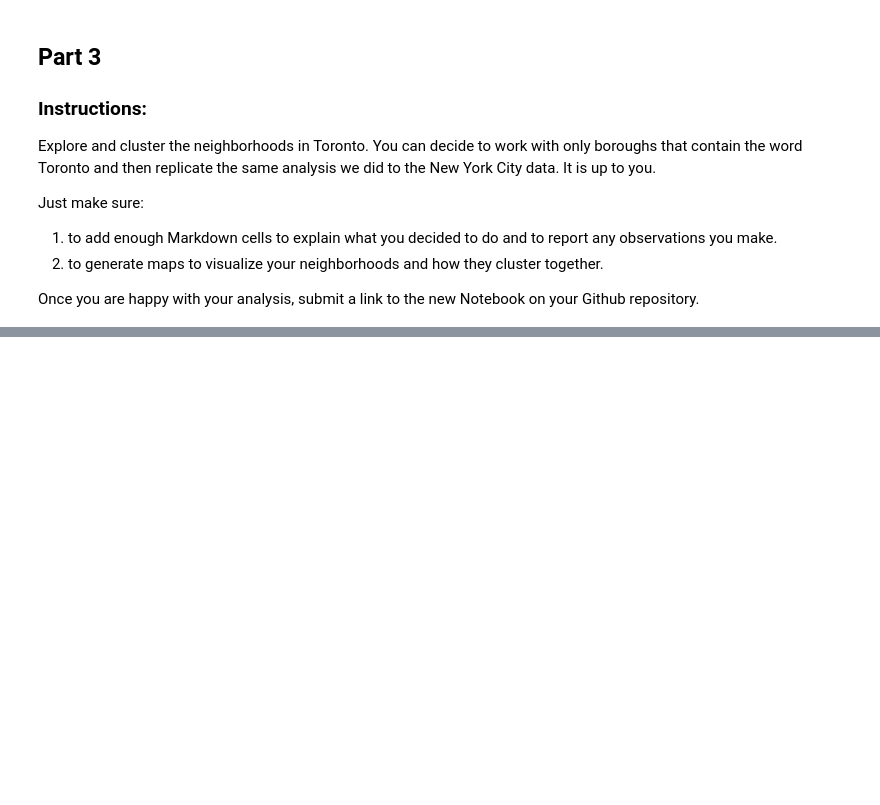
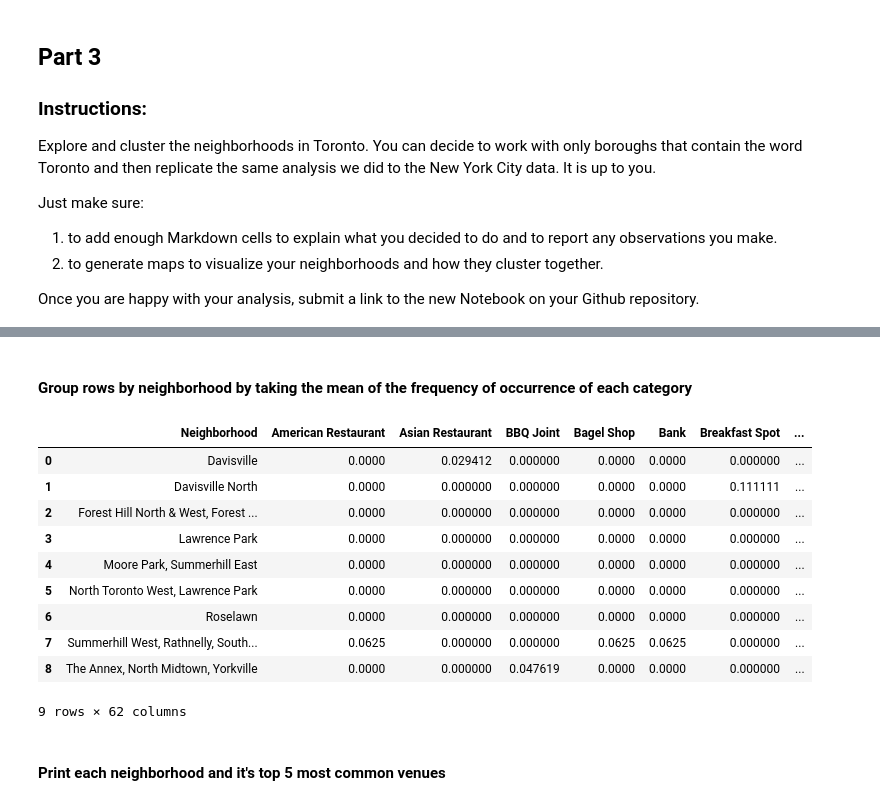
Before and after one commit to lindsey-nytes/Coursera_Capstone, a Jupyter notebook: Peer-graded Assignment: Segmenting and Clustering.ipynb, the cells around one changed output, grey strips where cells are left out. Saved outputs shown, nothing was run; the diff lists cells and outputs as text; code cells hidden in the pictures; blank space fills up the shorter version.

```diff
--- a/Peer-graded Assignment: Segmenting and Clustering.ipynb
+++ b/Peer-graded Assignment: Segmenting and Clustering.ipynb
@@ -149,0 +231,4 @@ Once you are happy with your analysis, submit a link to the new Notebook on your
+# %%
+borough = 'Central Toronto'
+df5 = df4[df4['Borough'] == borough].reset_index(drop=True)
+df5.head()
@@ -149,0 +272,4 @@ Once you are happy with your analysis, submit a link to the new Notebook on your
+# %%
+CLIENT_ID = 'XBM5I2IHZZTLDUAZW5FOO1OFMSA0WLFGGJMGRSHWVHCHYTVY' # your Foursquare ID
+CLIENT_SECRET = 'H2XRBU1HAD2EIPKIXPOKOXPXT3OITIH40TOJNOSKZFUX435D' # your Foursquare Secret
+VERSION = '20180605' # Foursquare API version
@@ -149,0 +320,5 @@ Once you are happy with your analysis, submit a link to the new Notebook on your
+# %%
+venues = getNearbyVenues(names=df5['Neighborhood'],
+                                   latitudes=df5['Latitude'],
+                                   longitudes=df5['Longitude']
+                                  )
@@ -149,0 +371,12 @@ Once you are happy with your analysis, submit a link to the new Notebook on your
+# %%
+# one hot encoding
+venues_onehot = pd.get_dummies(venues[['Venue Category']], prefix="", prefix_sep="")
+
+# add neighborhood column back to dataframe
+venues_onehot['Neighborhood'] = venues['Neighborhood']
+
+# move neighborhood column to the first column
+fixed_columns = [venues_onehot.columns[-1]] + list(venues_onehot.columns[:-1])
+venues_onehot = venues_onehot[fixed_columns]
+
+venues_onehot.head()
@@ -149,0 +391,19 @@ Once you are happy with your analysis, submit a link to the new Notebook on your
+# %% [markdown]
+#### Group rows by neighborhood  by taking the mean of the frequency of occurrence of each category
+# %%
+grouped = venues_onehot.groupby('Neighborhood').mean().reset_index()
+grouped
+# %% [output]
+|  | Neighborhood | American Restaurant | Asian Restaurant | BBQ Joint | Bagel Shop | Bank | Breakfast Spot | ... |
+| 0 | Davisville | 0.0000 | 0.029412 | 0.000000 | 0.0000 | 0.0000 | 0.000000 | ... |
+| 1 | Davisville North | 0.0000 | 0.000000 | 0.000000 | 0.0000 | 0.0000 | 0.111111 | ... |
+| 2 | Forest Hill North & West, Forest ... | 0.0000 | 0.000000 | 0.000000 | 0.0000 | 0.0000 | 0.000000 | ... |
+| 3 | Lawrence Park | 0.0000 | 0.000000 | 0.000000 | 0.0000 | 0.0000 | 0.000000 | ... |
+| 4 | Moore Park, Summerhill East | 0.0000 | 0.000000 | 0.000000 | 0.0000 | 0.0000 | 0.000000 | ... |
+| 5 | North Toronto West, Lawrence Park | 0.0000 | 0.000000 | 0.000000 | 0.0000 | 0.0000 | 0.000000 | ... |
+| 6 | Roselawn | 0.0000 | 0.000000 | 0.000000 | 0.0000 | 0.0000 | 0.000000 | ... |
+| 7 | Summerhill West, Rathnelly, South... | 0.0625 | 0.000000 | 0.000000 | 0.0625 | 0.0625 | 0.000000 | ... |
+| 8 | The Annex, North Midtown, Yorkville | 0.0000 | 0.000000 | 0.047619 | 0.0000 | 0.0000 | 0.000000 | ... |
+9 rows × 62 columns
+# %% [markdown]
+#### Print each neighborhood and it's top 5 most common venues
```
Also changed, not shown: parts of 49 cells of this notebook.
